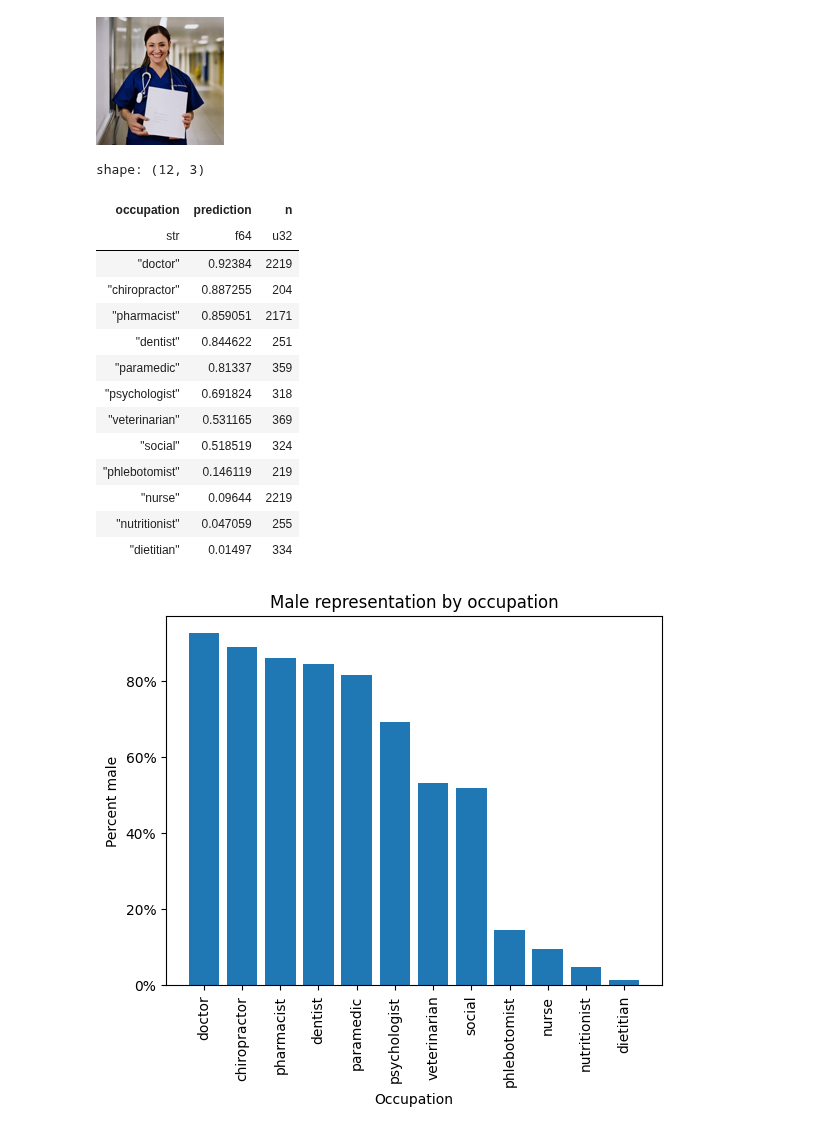
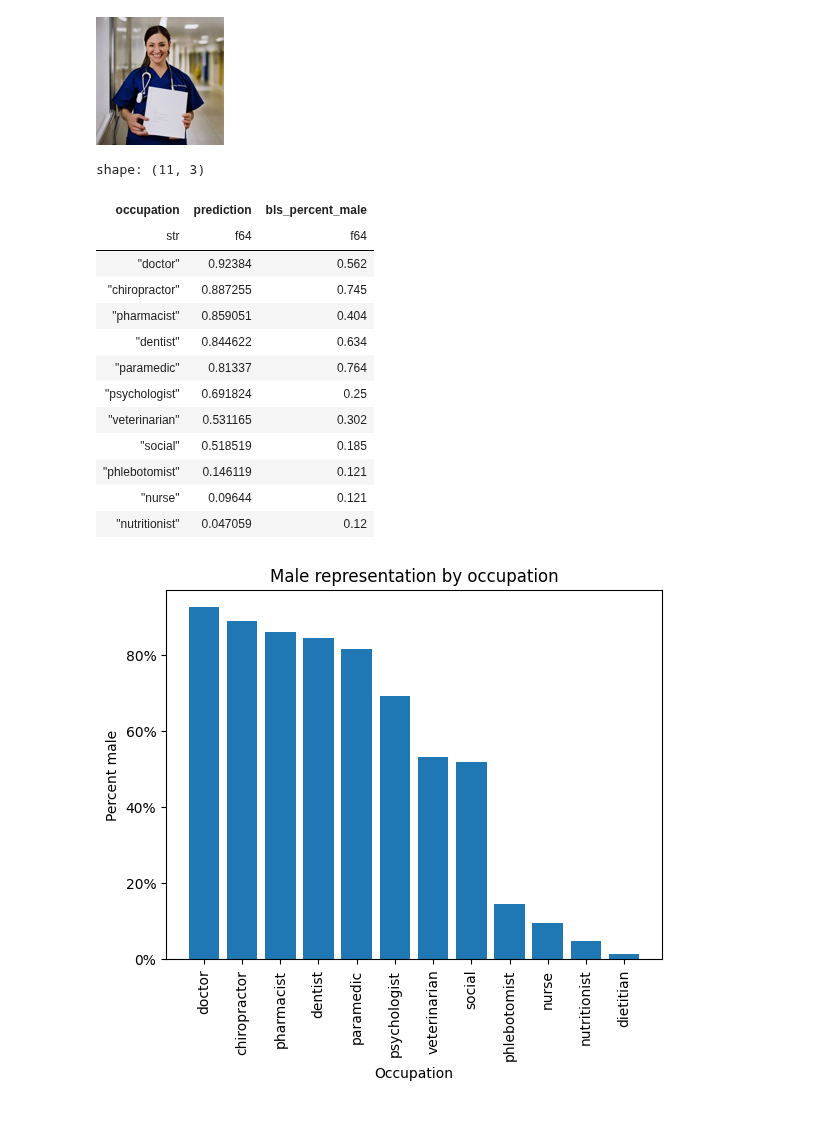
Before and after one commit to Breza/genderative_ai, a Jupyter notebook: Analysis/genderative_analysis.ipynb, the cells around one changed output. Cells and saved outputs as stored; diff of their text form; code cells hidden in the pictures.

Commit message:
Adds chart comparing StableDiffusion and BLS gender representations, closes #10

```diff
--- a/Analysis/genderative_analysis.ipynb
+++ b/Analysis/genderative_analysis.ipynb
@@ -866,30 +862,39 @@ Lowest-confidence images
 [figure]
 [figure]
 # %%
+bls_gender = (
+    pl.DataFrame({"occupation": ["nutritionist", "doctor", "chiropractor", "pharmacist", "dentist", "paramedic",
+                                 "psychologist", "veterinarian", "social", "phlebotomist", "nurse"],
+                  "bls_percent_female": [.880, .438, .255, .596, .366, .236, .750, .698, .815, .879, .879]})
+    .sort("bls_percent_female")
+    .with_columns(
+        (1 - pl.col("bls_percent_female")).alias("bls_percent_male")
+    ))
+
 unlabeled_prediction_summary = (unlabeled_predictions
                                 .select(["occupation", "prediction"])
                                 .group_by("occupation")
                                 .agg(
     pl.mean("prediction"),
     pl.count().alias("n")
 )
                                 .sort("prediction", descending=True)
-                                .filter(pl.col("n") > 99))
+                                .filter(pl.col("n") > 99)
+                                .join(bls_gender, on="occupation", how="left"))
 
-unlabeled_prediction_summary
+unlabeled_prediction_summary.select(["occupation", "prediction", "bls_percent_male"])
 # %% [output]
-shape: (12, 3)
+shape: (11, 3)
-| occupation | prediction | n |
-| str | f64 | u32 |
-| "doctor" | 0.92384 | 2219 |
-| "chiropractor" | 0.887255 | 204 |
-| "pharmacist" | 0.859051 | 2171 |
-| "dentist" | 0.844622 | 251 |
-| "paramedic" | 0.81337 | 359 |
-| "psychologist" | 0.691824 | 318 |
-| "veterinarian" | 0.531165 | 369 |
-| "social" | 0.518519 | 324 |
-| "phlebotomist" | 0.146119 | 219 |
-| "nurse" | 0.09644 | 2219 |
-| "nutritionist" | 0.047059 | 255 |
-| "dietitian" | 0.01497 | 334 |
+| occupation | prediction | bls_percent_male |
+| str | f64 | f64 |
+| "doctor" | 0.92384 | 0.562 |
+| "chiropractor" | 0.887255 | 0.745 |
+| "pharmacist" | 0.859051 | 0.404 |
+| "dentist" | 0.844622 | 0.634 |
+| "paramedic" | 0.81337 | 0.764 |
+| "psychologist" | 0.691824 | 0.25 |
+| "veterinarian" | 0.531165 | 0.302 |
+| "social" | 0.518519 | 0.185 |
+| "phlebotomist" | 0.146119 | 0.121 |
+| "nurse" | 0.09644 | 0.121 |
+| "nutritionist" | 0.047059 | 0.12 |
```
Also changed, not shown: parts of 4 cells of this notebook.
